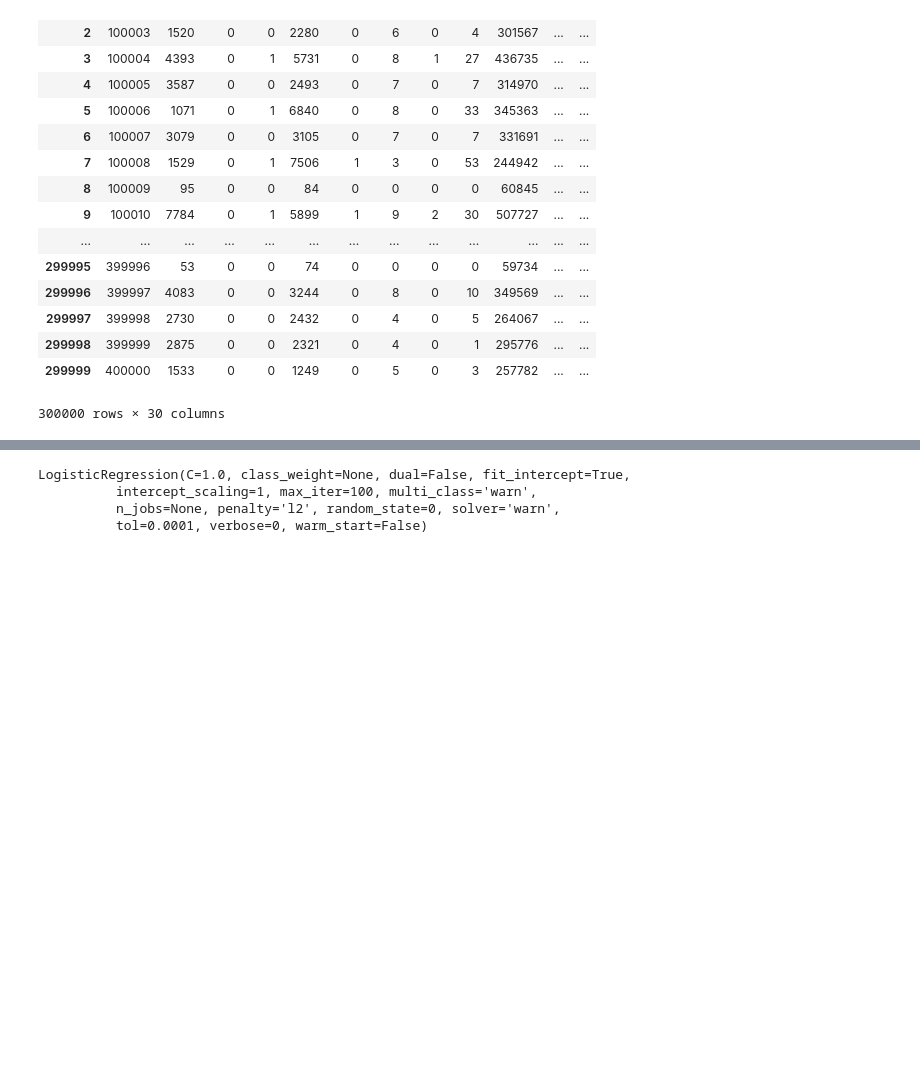
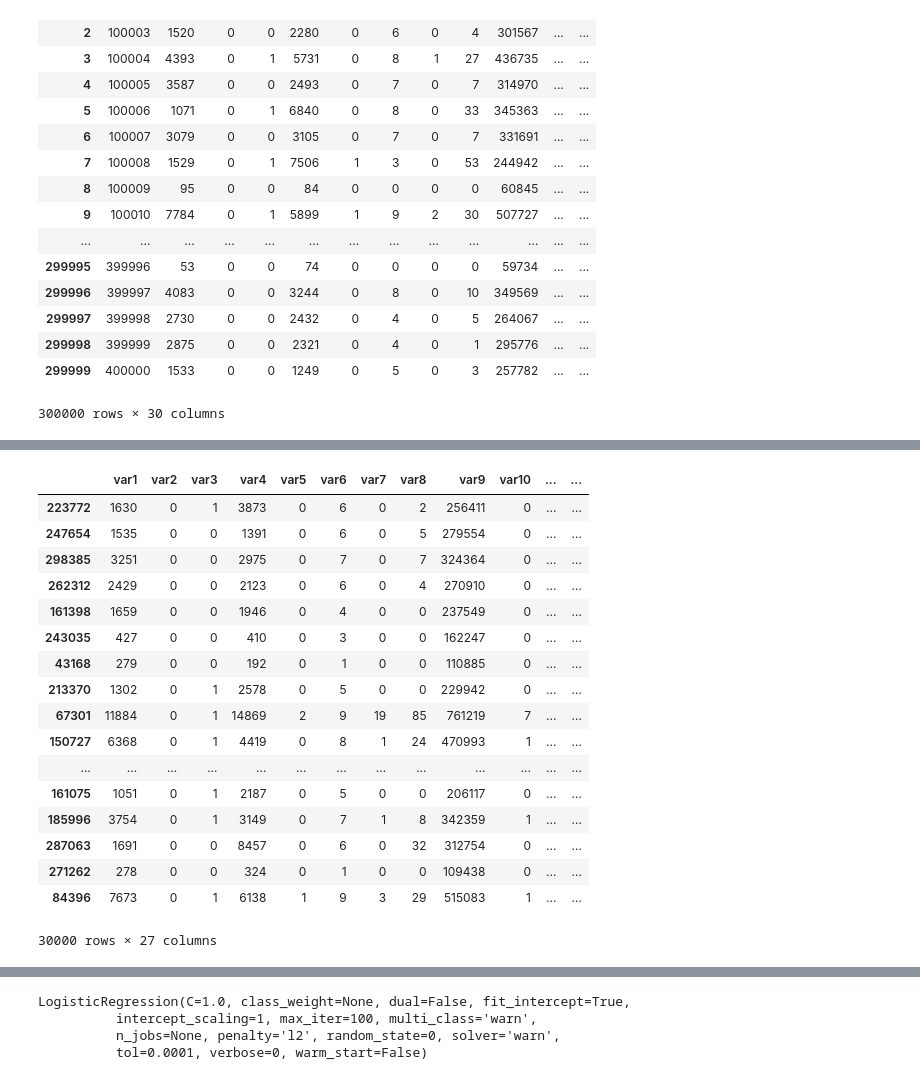
Before and after one commit to Santanu-07/EXL-EQ-2020, a Jupyter notebook: Untitled.ipynb, the cells around one changed output, grey strips where cells are left out. Drawn from its saved outputs; the diff is of its cells as text; code cells hidden in the pictures; blank space fills up the shorter version.

```diff
--- a/Untitled.ipynb
+++ b/Untitled.ipynb
@@ -126,3 +169,26 @@ df.shape
+# %%
+pd.options.display.float_format = '{:,.0f}'.format
+# %%
+X_test.fillna(X_test.mean())
+# %% [output]
+|  | var1 | var2 | var3 | var4 | var5 | var6 | var7 | var8 | var9 | var10 | ... | ... |
+| 223772 | 1630 | 0 | 1 | 3873 | 0 | 6 | 0 | 2 | 256411 | 0 | ... | ... |
+| 247654 | 1535 | 0 | 0 | 1391 | 0 | 6 | 0 | 5 | 279554 | 0 | ... | ... |
+| 298385 | 3251 | 0 | 0 | 2975 | 0 | 7 | 0 | 7 | 324364 | 0 | ... | ... |
+| 262312 | 2429 | 0 | 0 | 2123 | 0 | 6 | 0 | 4 | 270910 | 0 | ... | ... |
+| 161398 | 1659 | 0 | 0 | 1946 | 0 | 4 | 0 | 0 | 237549 | 0 | ... | ... |
+| 243035 | 427 | 0 | 0 | 410 | 0 | 3 | 0 | 0 | 162247 | 0 | ... | ... |
+| 43168 | 279 | 0 | 0 | 192 | 0 | 1 | 0 | 0 | 110885 | 0 | ... | ... |
+| 213370 | 1302 | 0 | 1 | 2578 | 0 | 5 | 0 | 0 | 229942 | 0 | ... | ... |
+| 67301 | 11884 | 0 | 1 | 14869 | 2 | 9 | 19 | 85 | 761219 | 7 | ... | ... |
+| 150727 | 6368 | 0 | 1 | 4419 | 0 | 8 | 1 | 24 | 470993 | 1 | ... | ... |
+| ... | ... | ... | ... | ... | ... | ... | ... | ... | ... | ... | ... | ... |
+| 161075 | 1051 | 0 | 1 | 2187 | 0 | 5 | 0 | 0 | 206117 | 0 | ... | ... |
+| 185996 | 3754 | 0 | 1 | 3149 | 0 | 7 | 1 | 8 | 342359 | 1 | ... | ... |
+| 287063 | 1691 | 0 | 0 | 8457 | 0 | 6 | 0 | 32 | 312754 | 0 | ... | ... |
+| 271262 | 278 | 0 | 0 | 324 | 0 | 1 | 0 | 0 | 109438 | 0 | ... | ... |
+| 84396 | 7673 | 0 | 1 | 6138 | 1 | 9 | 3 | 29 | 515083 | 1 | ... | ... |
+30000 rows × 27 columns
 # %%
 from sklearn.model_selection import train_test_split
 # %%
```
Also changed, not shown: parts of 10 cells of this notebook.
